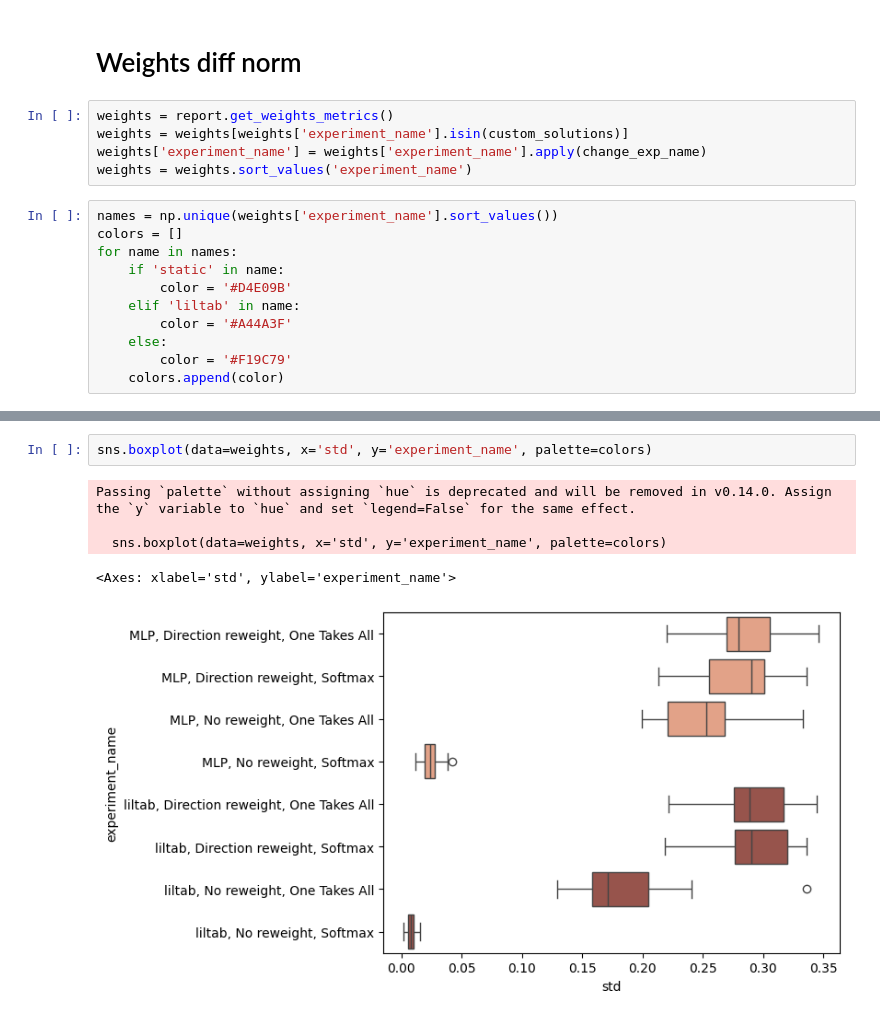
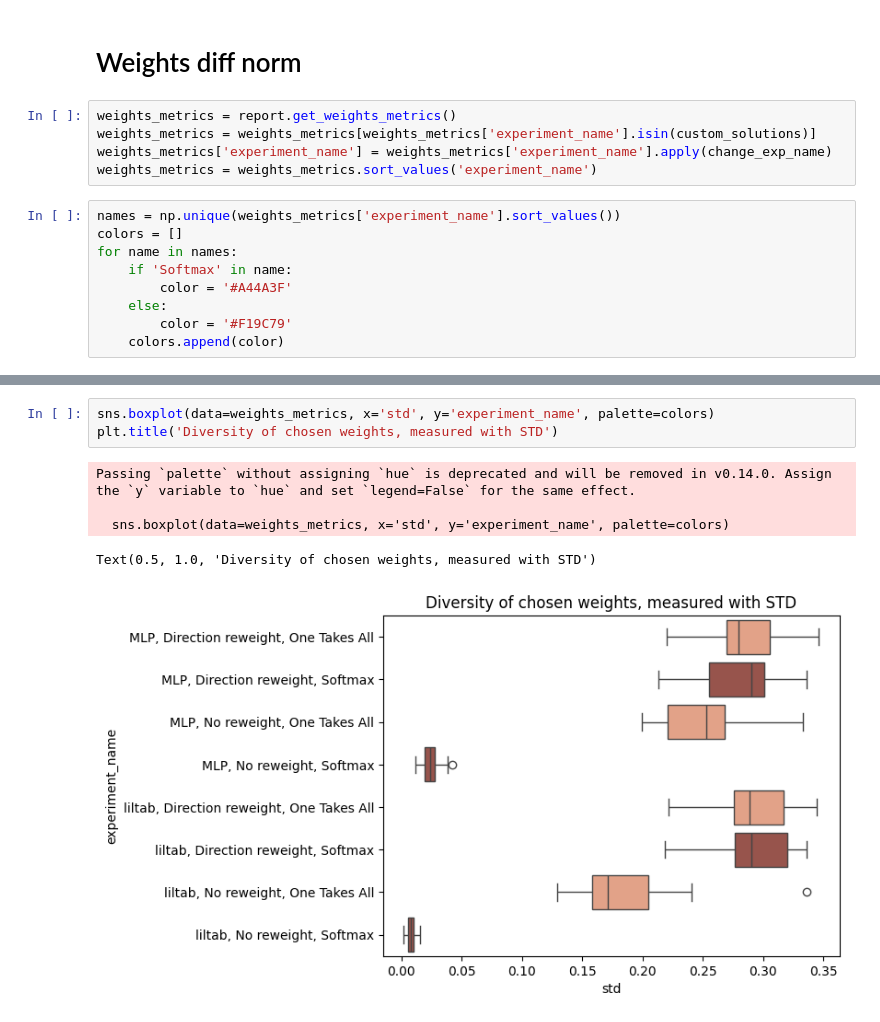
Before and after one commit to DawidPludowski/adaptivee, a Jupyter notebook: explore/results_insight.ipynb, the cells around one changed output, grey strips where cells are left out. Drawn from its saved outputs; the diff is of its cells as text.

Commit message:
add weights analysis

```diff
--- a/explore/results_insight.ipynb
+++ b/explore/results_insight.ipynb
@@ -179,17 +180,15 @@ plt.show()
 # %% [markdown]
 # Weights diff norm
 # %%
-weights = report.get_weights_metrics()
-weights = weights[weights['experiment_name'].isin(custom_solutions)]
-weights['experiment_name'] = weights['experiment_name'].apply(change_exp_name)
-weights = weights.sort_values('experiment_name')
+weights_metrics = report.get_weights_metrics()
+weights_metrics = weights_metrics[weights_metrics['experiment_name'].isin(custom_solutions)]
+weights_metrics['experiment_name'] = weights_metrics['experiment_name'].apply(change_exp_name)
+weights_metrics = weights_metrics.sort_values('experiment_name')
 # %%
-names = np.unique(weights['experiment_name'].sort_values())
+names = np.unique(weights_metrics['experiment_name'].sort_values())
 colors = []
 for name in names:
-    if 'static' in name:
-        color = '#D4E09B'
-    elif 'liltab' in name:
+    if 'Softmax' in name:
         color = '#A44A3F'
     else:
         color = '#F19C79'
@@ -205,8 +205,9 @@ Passing `palette` without assigning `hue` is deprecated and will be removed in v
 # %%
-sns.boxplot(data=weights, x='std', y='experiment_name', palette=colors)
+sns.boxplot(data=weights_metrics, x='std', y='experiment_name', palette=colors)
+plt.title('Diversity of chosen weights, measured with STD')
 # %% [output]
 Passing `palette` without assigning `hue` is deprecated and will be removed in v0.14.0. Assign the `y` variable to `hue` and set `legend=False` for the same effect.
 
-  sns.boxplot(data=weights, x='std', y='experiment_name', palette=colors)
+  sns.boxplot(data=weights_metrics, x='std', y='experiment_name', palette=colors)
-<Axes: xlabel='std', ylabel='experiment_name'>
+Text(0.5, 1.0, 'Diversity of chosen weights, measured with STD')
-[figure, old version]
+[figure, new version]
```
Also changed, not shown: parts of 5 cells of this notebook.
